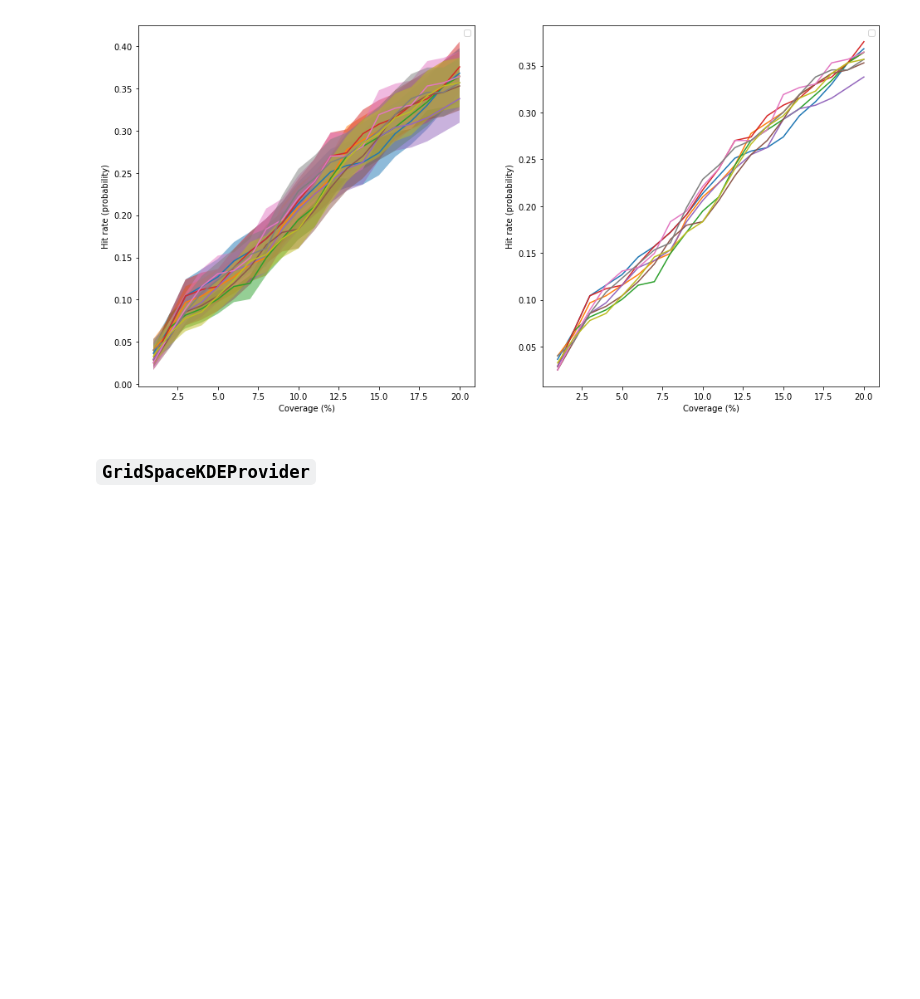
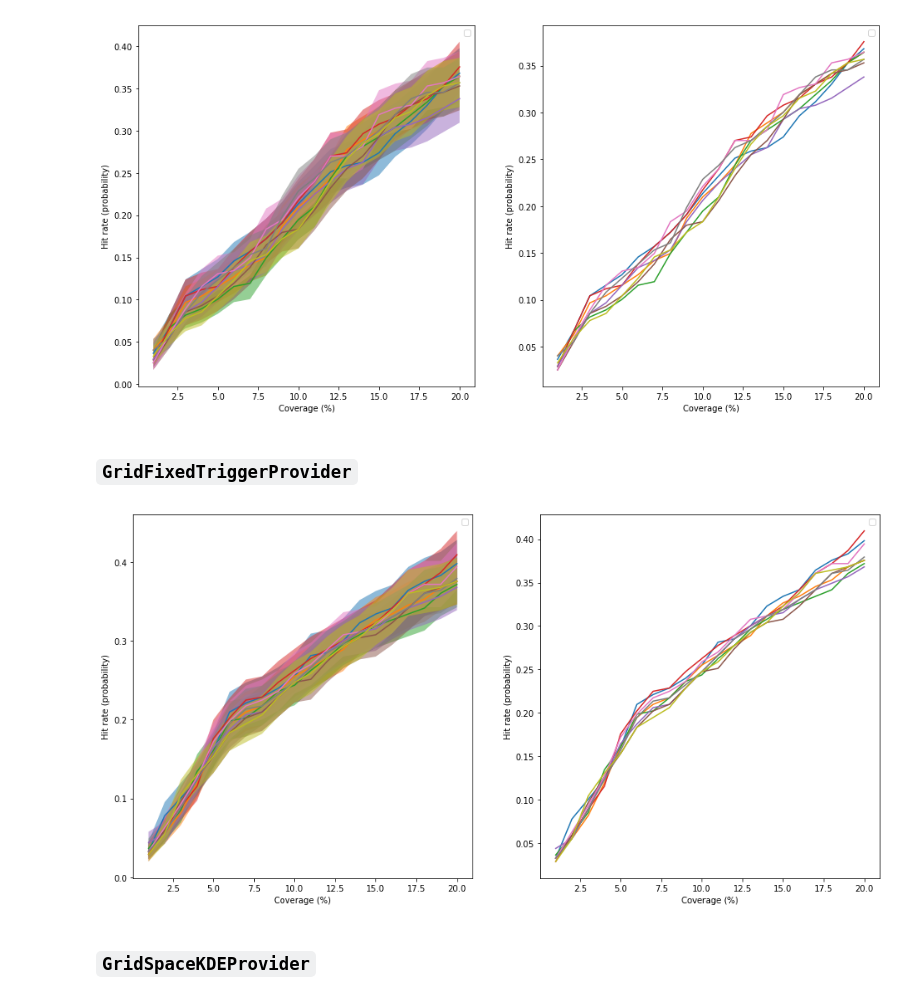
Before and after one commit to MatthewDaws/SEPP, a Jupyter notebook: notebooks/predictions/Reload North.ipynb, the cells around one changed output. Drawn from its saved outputs; the diff is of its cells as text; code cells hidden in the pictures; blank space fills up the shorter version.

```diff
--- a/notebooks/predictions/Reload North.ipynb
+++ b/notebooks/predictions/Reload North.ipynb
@@ -46,6 +46,18 @@ for ax in axes:
     ax.legend([])
 # %% [output]
 [figure]
+# %% [markdown]
+### `GridFixedTriggerProvider`
+# %%
+name = "GridFixedTriggerProvider"
+bs = {k:v for k,v in betas.items() if analysis.parse_prediction_key(k).name == name}
+fig, axes = plt.subplots(ncols=2, figsize=(16,8))
+analysis.plot_betas(bs, axes[0], coverages=range(1,21))
+analysis.plot_betas(bs, axes[1], coverages=range(1,21), plot_sds=False)
+for ax in axes:
+    ax.legend([])
+# %% [output]
+[figure, added]
 # %% [markdown]
 ### `GridSpaceKDEProvider`
 # %%
```
Also changed, not shown: parts of 18 cells of this notebook, 25 other files.
